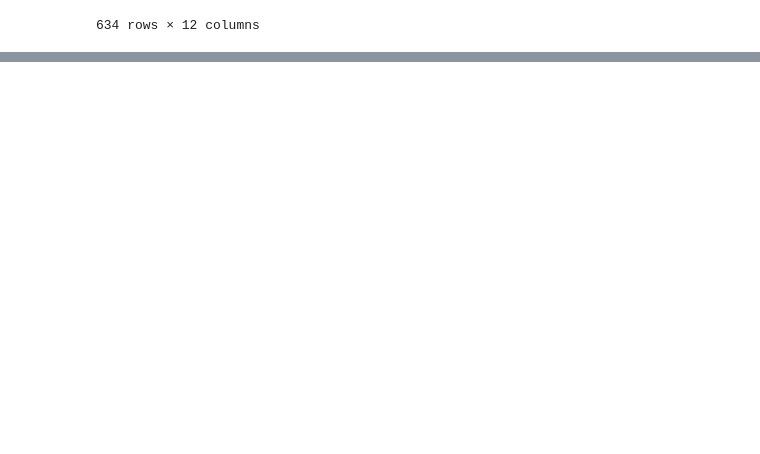
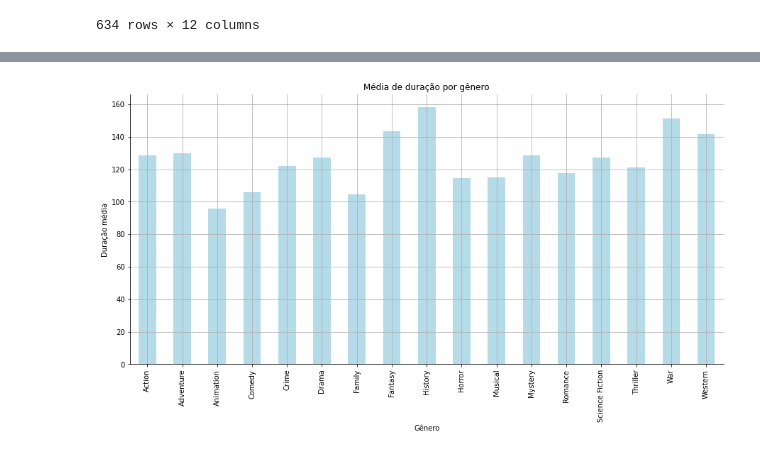
Before and after one commit to EmmanuelFelipe/curso-extensao-python-2023-1, a Jupyter notebook: projeto_filmes.ipynb, the cells around one changed output, grey strips where cells are left out. Cells and saved outputs as stored; diff of their text form; code cells hidden in the pictures; blank space fills up the shorter version.

```diff
--- a/projeto_filmes.ipynb
+++ b/projeto_filmes.ipynb
@@ -37,0 +62,4 @@ display(movies_df)
+# %%
+#Visualização da duração média por gênero em minutos
+d_mean = movies_df['Runtime'].groupby(by=movies_df['Genre']).mean()
+display(d_mean)
@@ -37,0 +86,24 @@ display(movies_df)
+# %%
+#Vou definir a área do gráfico
+plt.figure(figsize=(15,7))
+
+#Plotar o gráfico
+d_mean.plot(
+    kind="bar",
+    ylabel="Duração média",
+    xlabel="Gênero",
+    title="Média de duração por gênero",
+    color="lightblue",
+    alpha=0.9
+)
+
+#Grid
+plt.grid()
+
+#Remover as linhas superior e lateral direita do gráfico
+sns.despine()
+
+#Exibe
+plt.show()
+# %% [output]
+[figure, added]
```
Also changed, not shown: parts of 2 cells of this notebook.
